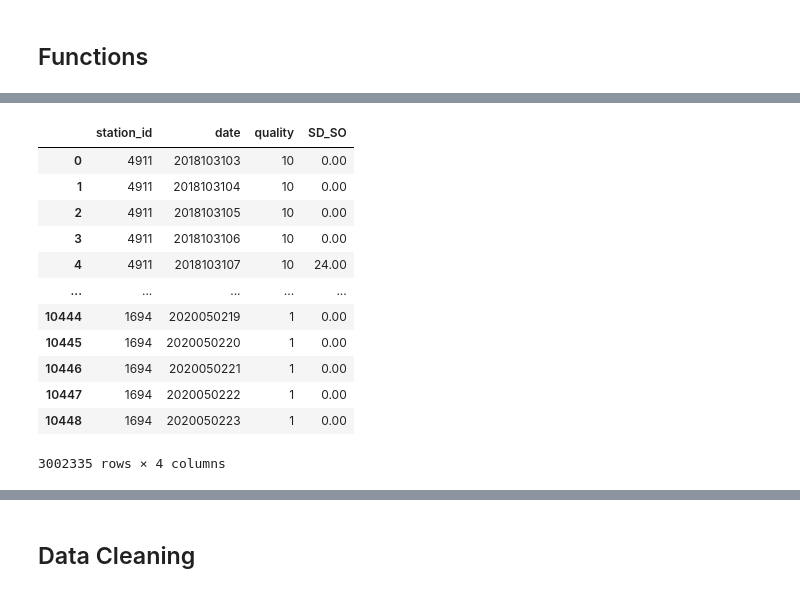
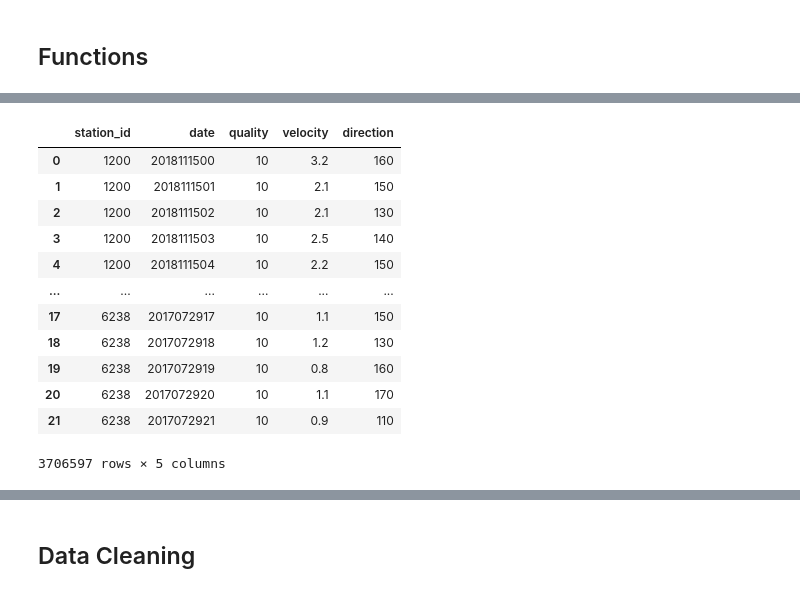
Before and after one commit to fynnwi/dppd_weather, a Jupyter notebook: notebooks/01 – Download Temperature, Precipitation, Sun Data.ipynb, the cells around one changed output, grey strips where cells are left out. Drawn from its saved outputs; the diff is of its cells as text; code cells hidden in the pictures.

```diff
--- a/notebooks/01 – Download Temperature, Precipitation, Sun Data.ipynb
+++ b/notebooks/01 – Download Temperature, Precipitation, Sun Data.ipynb
@@ -212,5 +220,6 @@ Downloading files from https://opendata.dwd.de/climate_environment/CDC/observati
 downloaded_temp_folders = scan_downloaded_folders(path_downloads_temp, "stundenwerte_TU_", "_akt")
 downloaded_prec_folders = scan_downloaded_folders(path_downloads_prec, "stundenwerte_RR_", "_akt")
 downloaded_sun_folders = scan_downloaded_folders(path_downloads_sun, "stundenwerte_SD_", "_akt")
-downloaded_temp_folders
+downloaded_wind_folders = scan_downloaded_folders(path_downloads_wind, "stundenwerte_FF_", "_akt")
+downloaded_wind_folders
 # %% [output]
@@ -338,7 +347,25 @@ def sun_to_dataframe(file_path):
 
     return df
 
+def wind_to_dataframe(file_path):
+    """Converts the downloaded wind text file into a pandas dataframe.
+    """
+    text = file_path.read_text()
+    text = text.splitlines()
 
+    data = []
+    for line in text[1:]:
+        row = line.split(";")
+        values = [value.strip() for value in row]
+        values.pop()
+        data.append(values)
+
+    colnames = ["station_id", "date", "quality", "velocity", "direction"]
+    df = pd.DataFrame(data, columns=colnames)
+
+    # TODO apply processing to columns (e.g. datetime)
+
+    return df
 
 def collect_all_product_files(dirlist, prefix, suffix):
     frames = []
@@ -360,6 +387,8 @@ def collect_all_product_files(dirlist, prefix, suffix):
             df = prec_to_dataframe(product_file)
         elif prefix == "produkt_sd_stunde_":
             df = sun_to_dataframe(product_file)
+        elif prefix == "produkt_ff_stunde_":
+            df = wind_to_dataframe(product_file)
         else:
             raise Exception(f"Unsupported prefix {prefix}!")
 
@@ -375,19 +405,19 @@ df_sun = collect_all_product_files(downloaded_sun_folders, "produkt_sd_stunde_",
-# %%
-df_sun
-# %% [output]
-|  | station_id | date | quality | SD_SO |
-| 0 | 4911 | 2018103103 | 10 | 0.00 |
-| 1 | 4911 | 2018103104 | 10 | 0.00 |
-| 2 | 4911 | 2018103105 | 10 | 0.00 |
-| 3 | 4911 | 2018103106 | 10 | 0.00 |
-| 4 | 4911 | 2018103107 | 10 | 24.00 |
-| ... | ... | ... | ... | ... |
-| 10444 | 1694 | 2020050219 | 1 | 0.00 |
-| 10445 | 1694 | 2020050220 | 1 | 0.00 |
-| 10446 | 1694 | 2020050221 | 1 | 0.00 |
-| 10447 | 1694 | 2020050222 | 1 | 0.00 |
-| 10448 | 1694 | 2020050223 | 1 | 0.00 |
-3002335 rows × 4 columns
+# %%
+df_wind
+# %% [output]
+|  | station_id | date | quality | velocity | direction |
+| 0 | 1200 | 2018111500 | 10 | 3.2 | 160 |
+| 1 | 1200 | 2018111501 | 10 | 2.1 | 150 |
+| 2 | 1200 | 2018111502 | 10 | 2.1 | 130 |
+| 3 | 1200 | 2018111503 | 10 | 2.5 | 140 |
+| 4 | 1200 | 2018111504 | 10 | 2.2 | 150 |
+| ... | ... | ... | ... | ... | ... |
+| 17 | 6238 | 2017072917 | 10 | 1.1 | 150 |
+| 18 | 6238 | 2017072918 | 10 | 1.2 | 130 |
+| 19 | 6238 | 2017072919 | 10 | 0.8 | 160 |
+| 20 | 6238 | 2017072920 | 10 | 1.1 | 170 |
+| 21 | 6238 | 2017072921 | 10 | 0.9 | 110 |
+3706597 rows × 5 columns
 # %%
 df_temp_stations = stations_description_parser(url_temp_stations)
 df_prec_stations = stations_description_parser(url_prec_stations)
```
Also changed, not shown: parts of 16 cells of this notebook, 30 other files.
